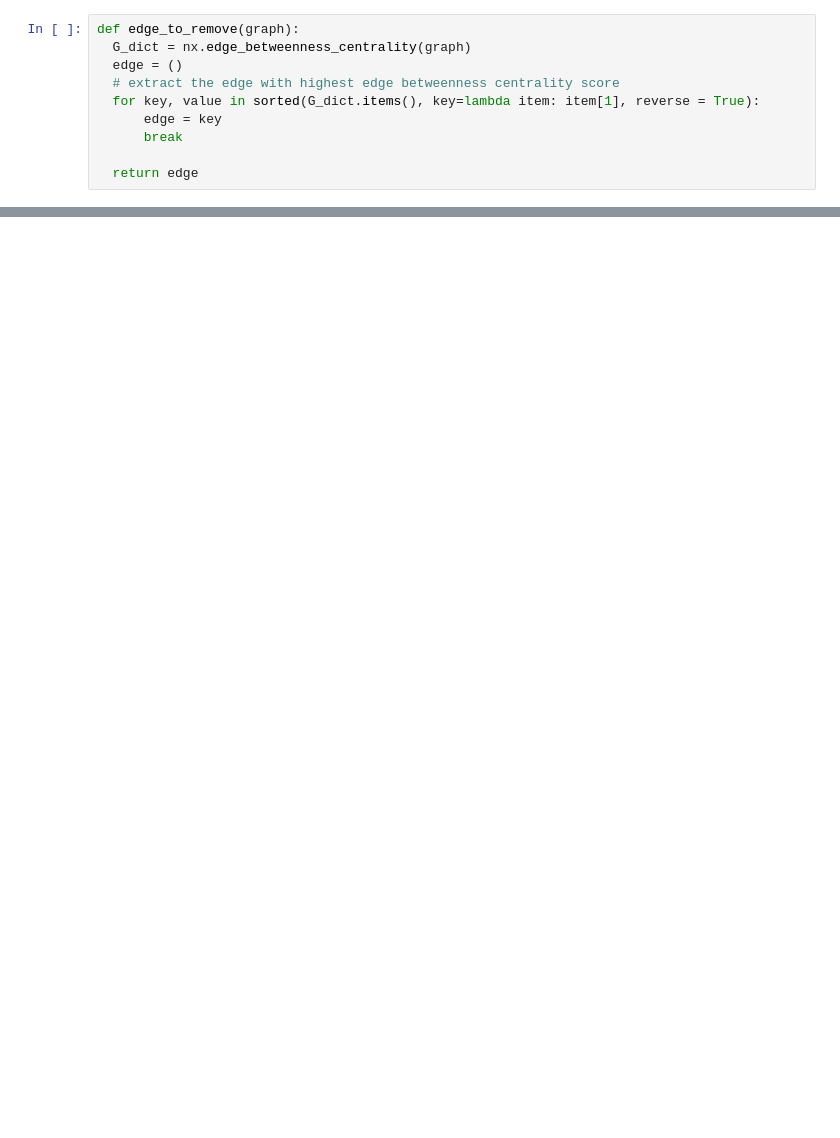
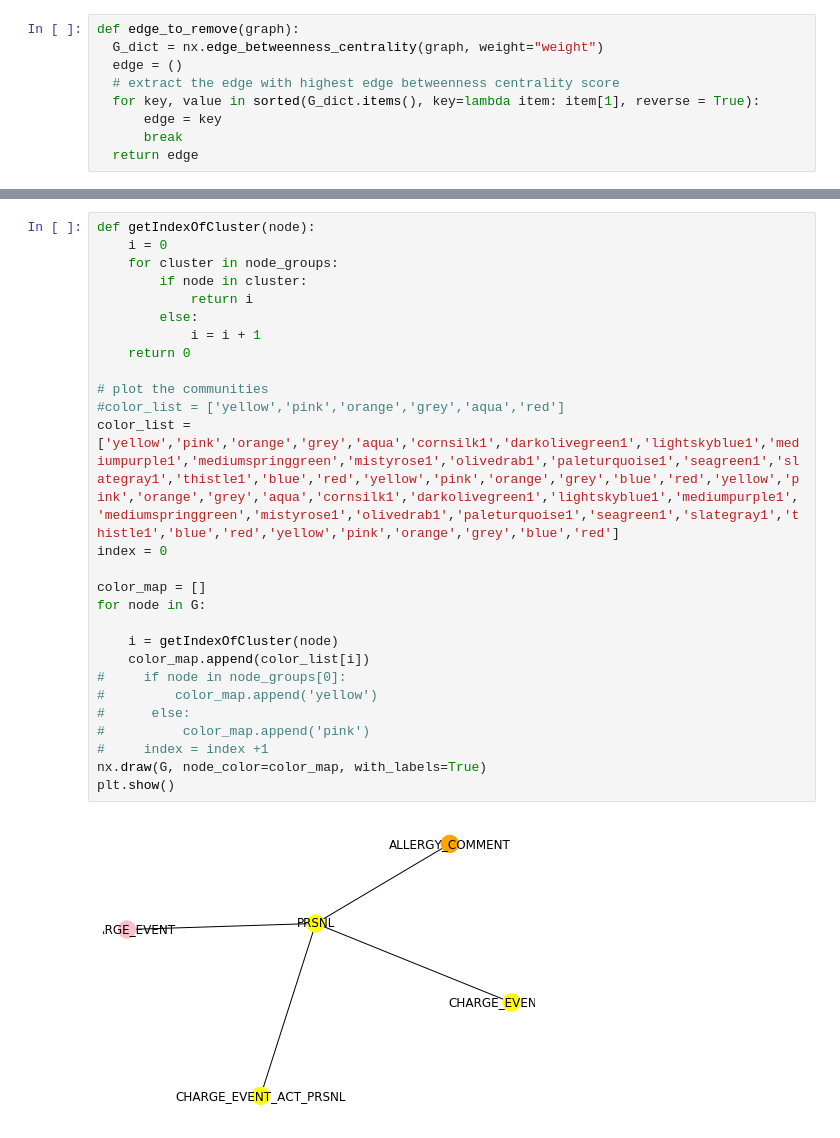
Before and after one commit to praveennhiremath/Community_Detection, a Jupyter notebook: comm_detection_GN.ipynb, the cells around one changed output, grey strips where cells are left out. Cells and saved outputs as stored; diff of their text form; blank space fills up the shorter version.

```diff
--- a/comm_detection_GN.ipynb
+++ b/comm_detection_GN.ipynb
@@ -31,12 +25,11 @@ len(G.nodes), len(G.edges)
 # %%
 def edge_to_remove(graph):
-  G_dict = nx.edge_betweenness_centrality(graph)
+  G_dict = nx.edge_betweenness_centrality(graph, weight="weight")
   edge = ()
   # extract the edge with highest edge betweenness centrality score
   for key, value in sorted(G_dict.items(), key=lambda item: item[1], reverse = True):
       edge = key
       break
-
   return edge
 # %%
 def girvan_newman(graph):
@@ -78,0 +105,29 @@ plt.show()
+# %%
+def getIndexOfCluster(node):
+    i = 0
+    for cluster in node_groups:
+        if node in cluster:
+            return i
+        else:
+            i = i + 1
+    return 0
+
+# plot the communities
+#color_list = ['yellow','pink','orange','grey','aqua','red']
+color_list = ['yellow','pink','orange','grey','aqua','cornsilk1','darkolivegreen1','lightskyblue1','mediumpurple1','mediumspringgreen','mistyrose1','olivedrab1','paleturquoise1','seagreen1','slategray1','thistle1','blue','red','yellow','pink','orange','grey','blue','red','yellow','pink','orange','grey','aqua','cornsilk1','darkolivegreen1','lightskyblue1','mediumpurple1','mediumspringgreen','mistyrose1','olivedrab1','paleturquoise1','seagreen1','slategray1','thistle1','blue','red','yellow','pink','orange','grey','blue','red']
+index = 0
+
+color_map = []
+for node in G:
+
+    i = getIndexOfCluster(node)
+    color_map.append(color_list[i])
+#     if node in node_groups[0]:
+#         color_map.append('yellow')
+#      else:
+#          color_map.append('pink')
+#     index = index +1
+nx.draw(G, node_color=color_map, with_labels=True)
+plt.show()
+# %% [output]
+[figure, added]
```
Also changed, not shown: parts of 10 cells of this notebook, 1 other file.
